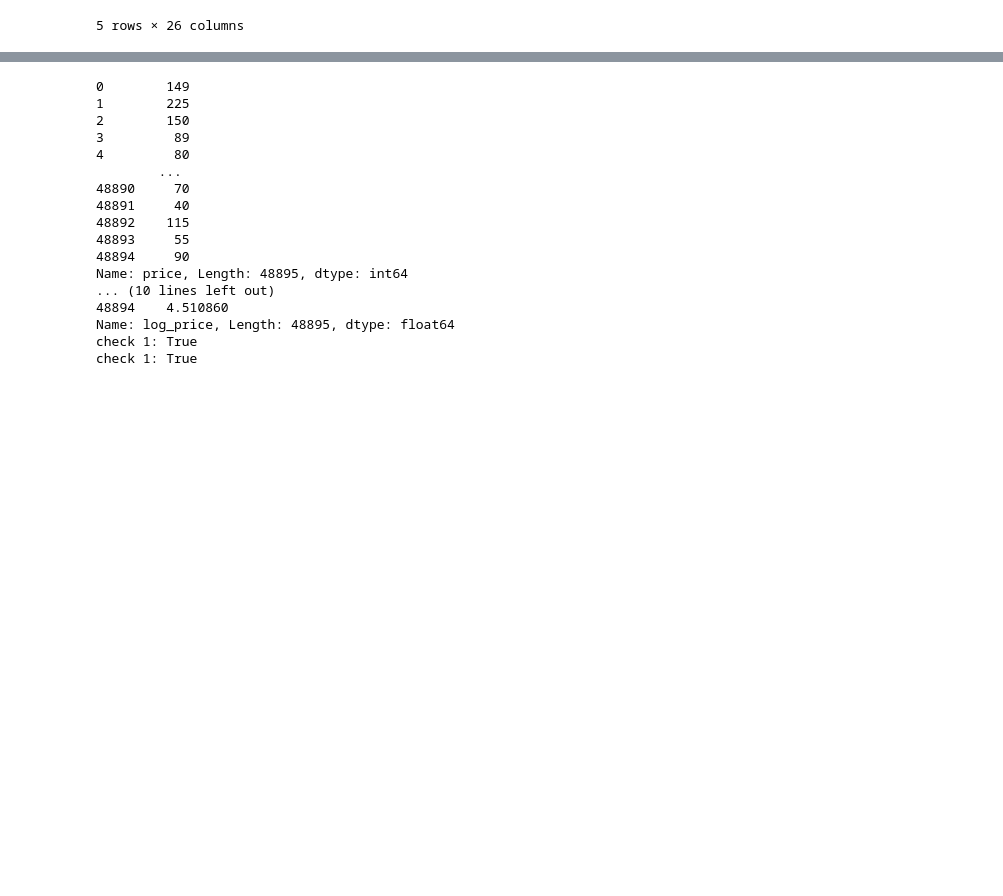
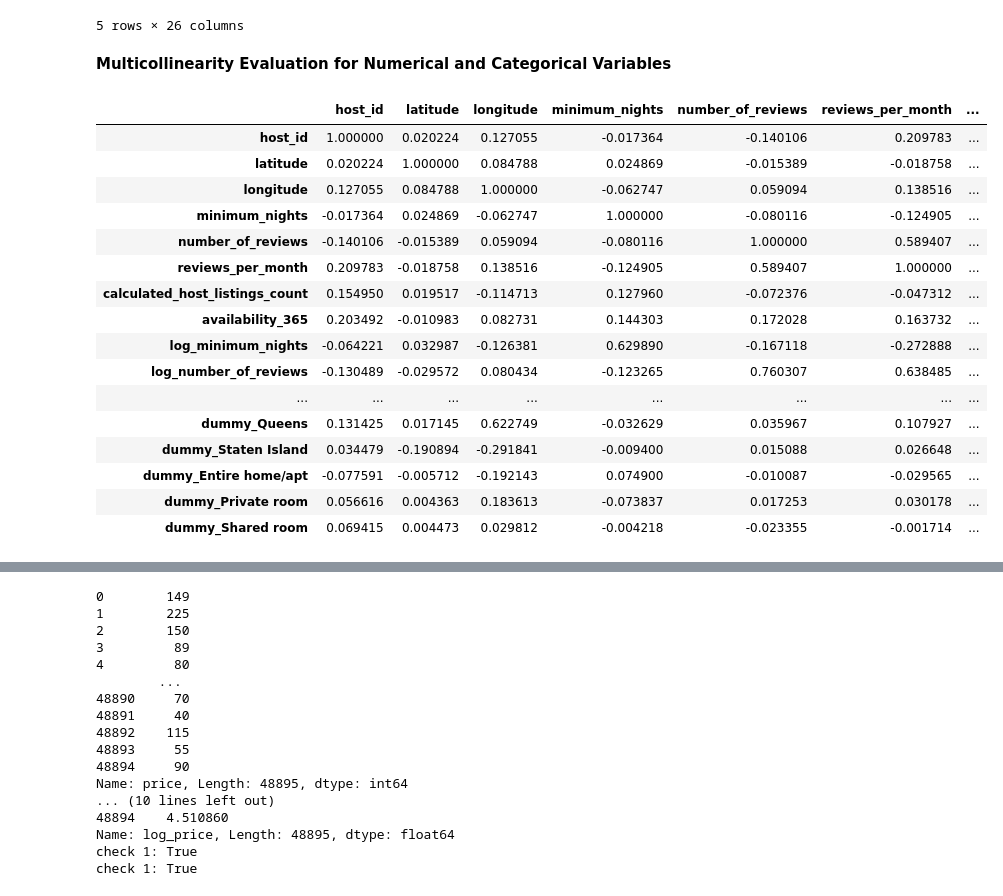
Before and after one commit to nguyen-nhat-mai/ensemble_project, a Jupyter notebook: Airbnb_Price_Prediction.ipynb, the cells around one changed output, grey strips where cells are left out. Cells and saved outputs as stored; diff of their text form; code cells hidden in the pictures; blank space fills up the shorter version.

Commit message:
Update explanation for graphs , correlation analysis for numerical and categorical variables

```diff
--- a/Airbnb_Price_Prediction.ipynb
+++ b/Airbnb_Price_Prediction.ipynb
@@ -479,3 +525,25 @@ feature_df.head()
 | 3 | -0.860132 | -0.803398 | -0.164450 | -0.293996 | 5.538156 | 2.221978 | ... |
 | 4 | -0.860103 | 1.275660 | 0.177216 | 0.144807 | -0.320414 | -0.620379 | ... |
 5 rows × 26 columns
+# %% [markdown]
+**Multicollinearity Evaluation for Numerical and Categorical Variables**
+# %%
+feature_df.corr().style.background_gradient(cmap='coolwarm')
+# %% [output]
+|  | host_id | latitude | longitude | minimum_nights | number_of_reviews | reviews_per_month | ... |
+| host_id | 1.000000 | 0.020224 | 0.127055 | -0.017364 | -0.140106 | 0.209783 | ... |
+| latitude | 0.020224 | 1.000000 | 0.084788 | 0.024869 | -0.015389 | -0.018758 | ... |
+| longitude | 0.127055 | 0.084788 | 1.000000 | -0.062747 | 0.059094 | 0.138516 | ... |
+| minimum_nights | -0.017364 | 0.024869 | -0.062747 | 1.000000 | -0.080116 | -0.124905 | ... |
+| number_of_reviews | -0.140106 | -0.015389 | 0.059094 | -0.080116 | 1.000000 | 0.589407 | ... |
+| reviews_per_month | 0.209783 | -0.018758 | 0.138516 | -0.124905 | 0.589407 | 1.000000 | ... |
+| calculated_host_listings_count | 0.154950 | 0.019517 | -0.114713 | 0.127960 | -0.072376 | -0.047312 | ... |
+| availability_365 | 0.203492 | -0.010983 | 0.082731 | 0.144303 | 0.172028 | 0.163732 | ... |
+| log_minimum_nights | -0.064221 | 0.032987 | -0.126381 | 0.629890 | -0.167118 | -0.272888 | ... |
+| log_number_of_reviews | -0.130489 | -0.029572 | 0.080434 | -0.123265 | 0.760307 | 0.638485 | ... |
+| ... | ... | ... | ... | ... | ... | ... | ... |
+| dummy_Queens | 0.131425 | 0.017145 | 0.622749 | -0.032629 | 0.035967 | 0.107927 | ... |
+| dummy_Staten Island | 0.034479 | -0.190894 | -0.291841 | -0.009400 | 0.015088 | 0.026648 | ... |
+| dummy_Entire home/apt | -0.077591 | -0.005712 | -0.192143 | 0.074900 | -0.010087 | -0.029565 | ... |
+| dummy_Private room | 0.056616 | 0.004363 | 0.183613 | -0.073837 | 0.017253 | 0.030178 | ... |
+| dummy_Shared room | 0.069415 | 0.004473 | 0.029812 | -0.004218 | -0.023355 | -0.001714 | ... |
```
Also changed, not shown: parts of 16 cells of this notebook.
